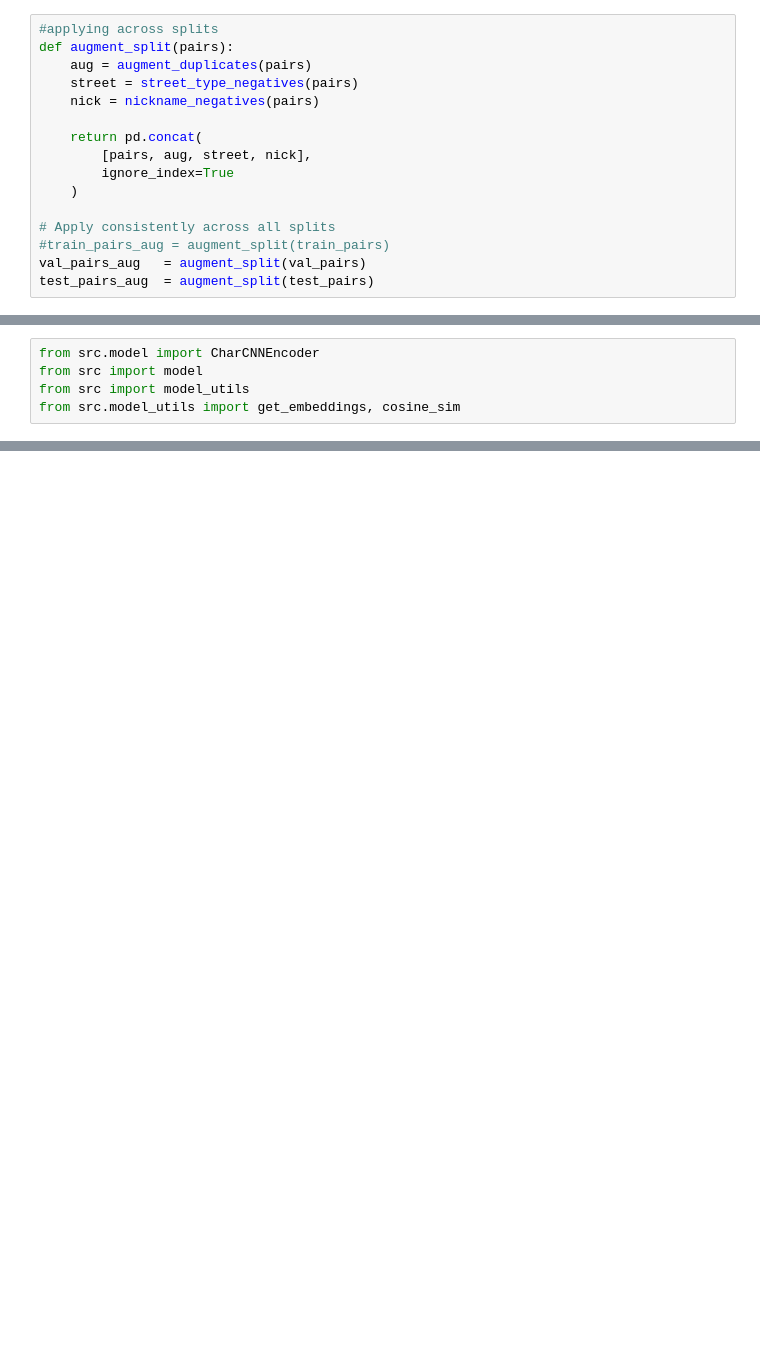
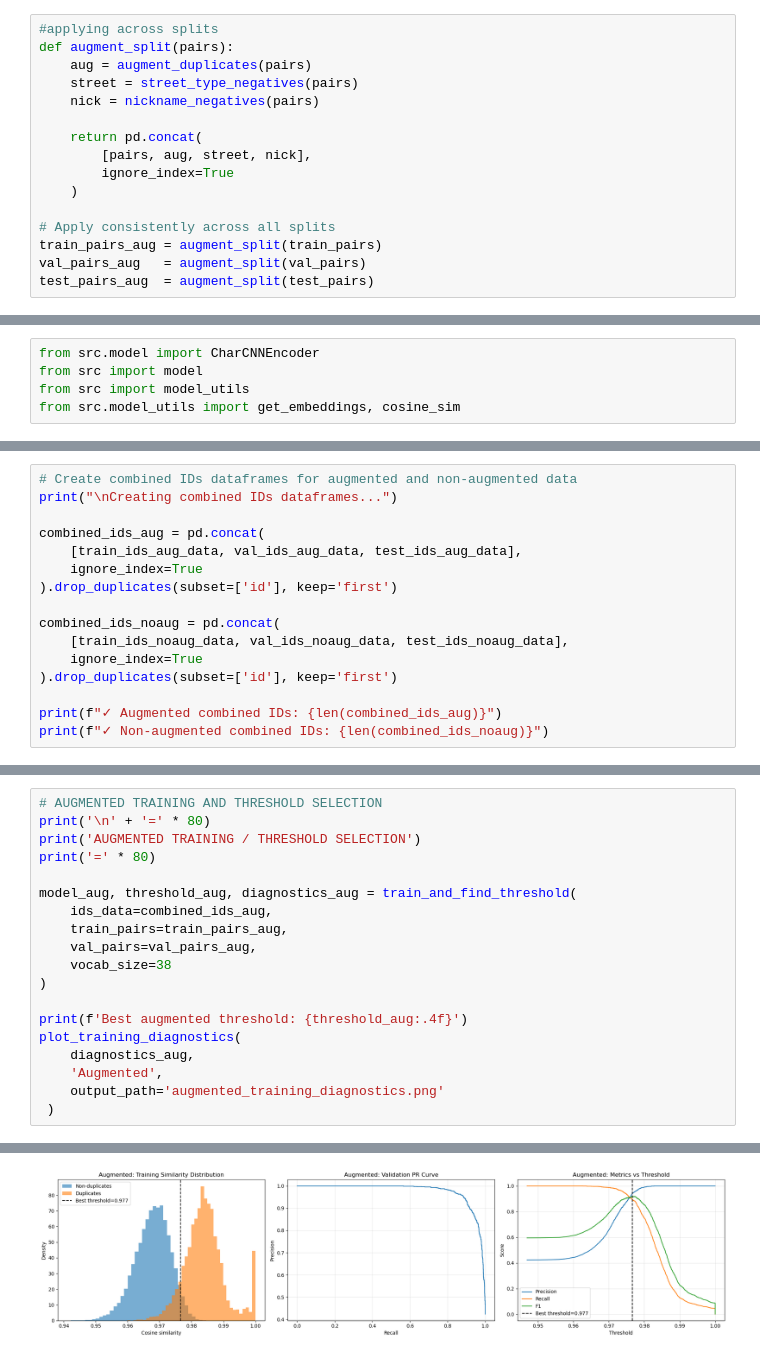
Before and after one commit to Erdos-Projects/spring-2026-deep-learning-fragmented-id-resolution, a Jupyter notebook: Embedding types vs F1.ipynb, the cells around one changed output, grey strips where cells are left out. Drawn from its saved outputs; the diff is of its cells as text; blank space fills up the shorter version.

```diff
--- a/Embedding types vs F1.ipynb
+++ b/Embedding types vs F1.ipynb
@@ -669,7 +888,7 @@ def augment_split(pairs):
     )
 
 # Apply consistently across all splits
-#train_pairs_aug = augment_split(train_pairs)
+train_pairs_aug = augment_split(train_pairs)
 val_pairs_aug   = augment_split(val_pairs)
 test_pairs_aug  = augment_split(test_pairs)
 # %% [markdown]
@@ -1322,0 +1141,16 @@ print(f"{'='*70}")
+# %%
+# Create combined IDs dataframes for augmented and non-augmented data
+print("\nCreating combined IDs dataframes...")
+
+combined_ids_aug = pd.concat(
+    [train_ids_aug_data, val_ids_aug_data, test_ids_aug_data],
+    ignore_index=True
+).drop_duplicates(subset=['id'], keep='first')
+
+combined_ids_noaug = pd.concat(
+    [train_ids_noaug_data, val_ids_noaug_data, test_ids_noaug_data],
+    ignore_index=True
+).drop_duplicates(subset=['id'], keep='first')
+
+print(f"✓ Augmented combined IDs: {len(combined_ids_aug)}")
+print(f"✓ Non-augmented combined IDs: {len(combined_ids_noaug)}")
@@ -1322,0 +1321,20 @@ print(f"{'='*70}")
+# %%
+# AUGMENTED TRAINING AND THRESHOLD SELECTION
+print('\n' + '=' * 80)
+print('AUGMENTED TRAINING / THRESHOLD SELECTION')
+print('=' * 80)
+
+model_aug, threshold_aug, diagnostics_aug = train_and_find_threshold(
+    ids_data=combined_ids_aug,
+    train_pairs=train_pairs_aug,
+    val_pairs=val_pairs_aug,
+    vocab_size=38
+)
+
+print(f'Best augmented threshold: {threshold_aug:.4f}')
+plot_training_diagnostics(
+    diagnostics_aug,
+    'Augmented',
+    output_path='augmented_training_diagnostics.png'
+ )
+# %% [output]
@@ -1322,0 +1346 @@ print(f"{'='*70}")
+[figure, added]
```
Also changed, not shown: parts of 47 cells of this notebook.
